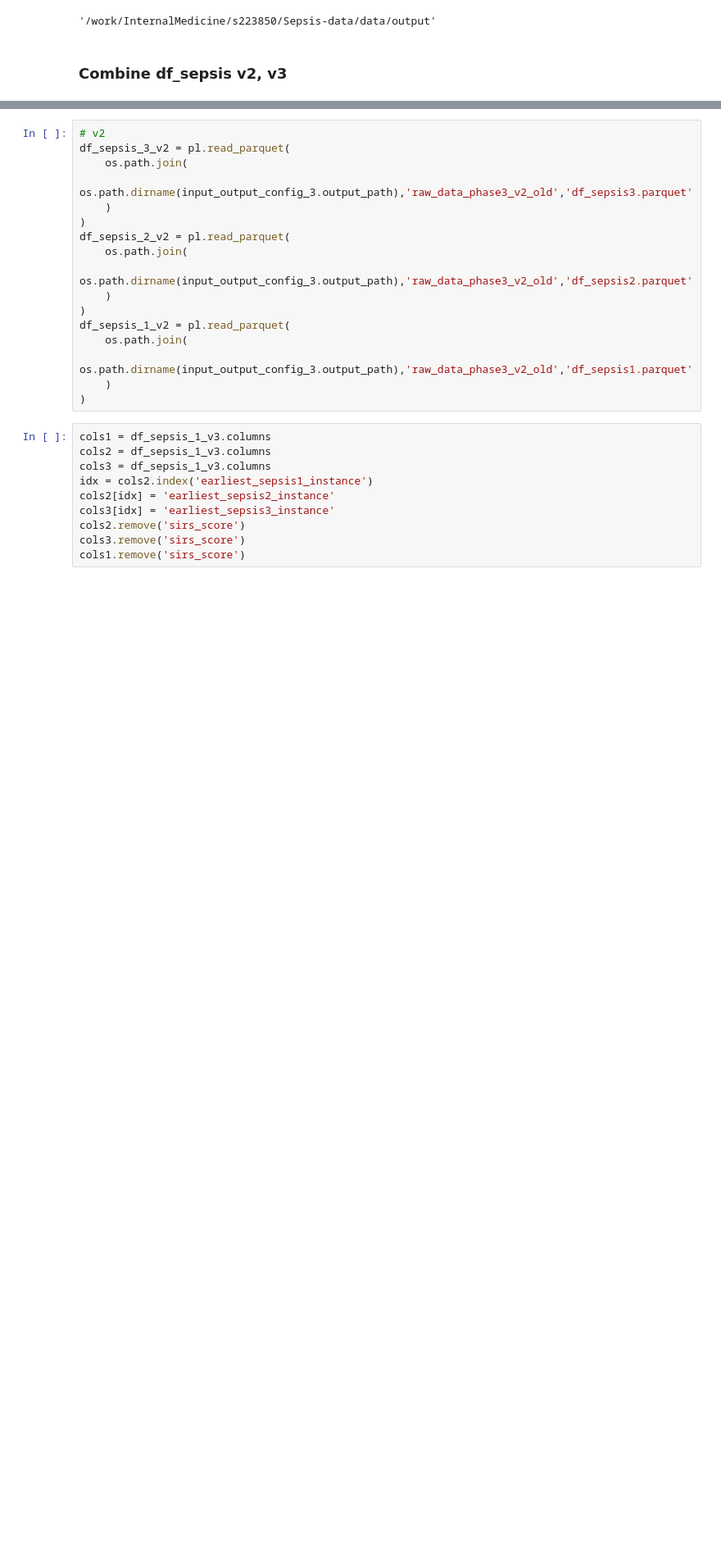
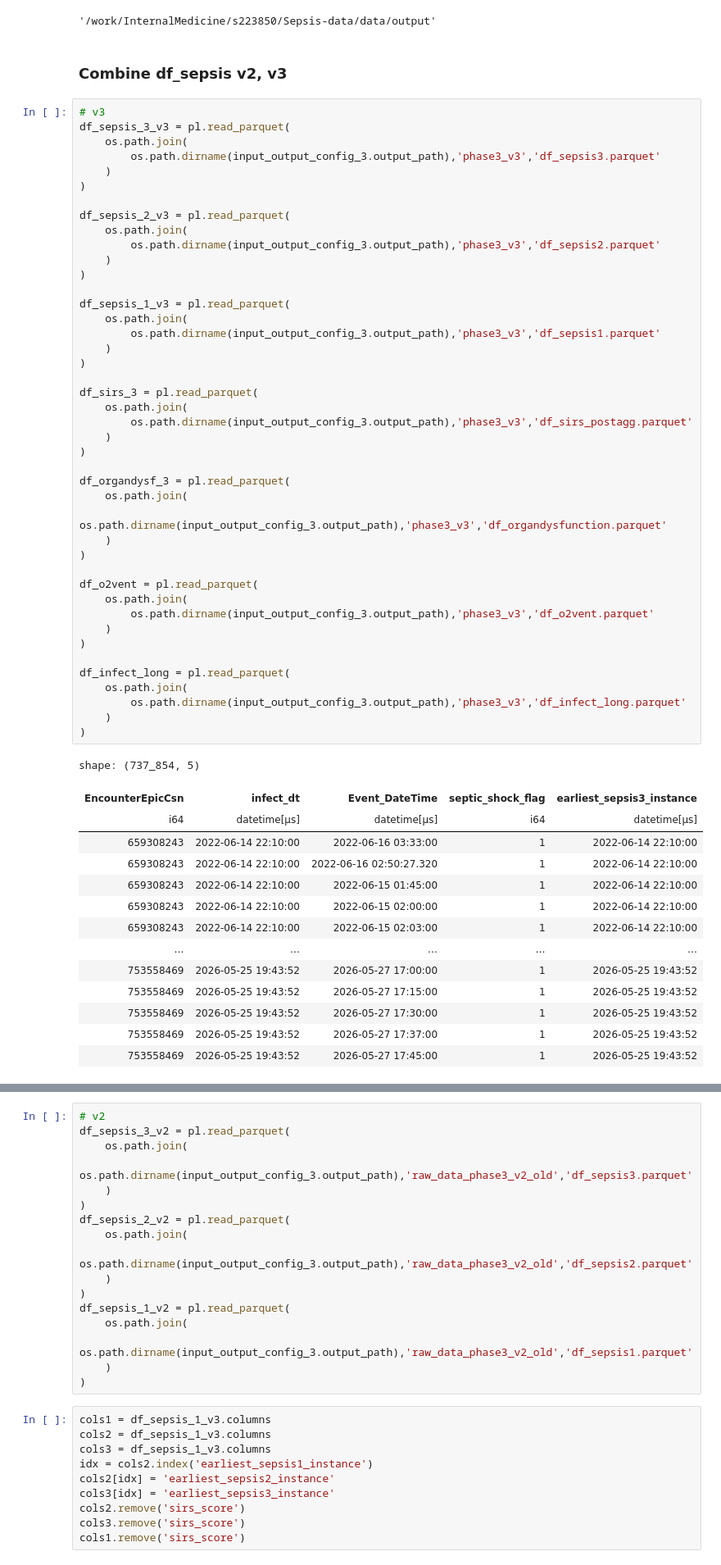
Before and after one commit to UTSW-CIC/Sepsis-Analysis, a Jupyter notebook: notebooks/18_eda_datasetv3.ipynb, the cells around one changed output, grey strips where cells are left out. Shown at 82% size. Drawn from its saved outputs; the diff is of its cells as text; blank space fills up the shorter version.

```diff
--- a/notebooks/18_eda_datasetv3.ipynb
+++ b/notebooks/18_eda_datasetv3.ipynb
@@ -71,4 +71,62 @@ os.path.dirname(input_output_config_3.output_path)
 '/work/InternalMedicine/s223850/Sepsis-data/data/output'
 # %% [markdown]
 ### Combine df_sepsis v2, v3
+# %%
+# v3
+df_sepsis_3_v3 = pl.read_parquet(
+    os.path.join(
+        os.path.dirname(input_output_config_3.output_path),'phase3_v3','df_sepsis3.parquet'
+	)
+)
+
+df_sepsis_2_v3 = pl.read_parquet(
+    os.path.join(
+        os.path.dirname(input_output_config_3.output_path),'phase3_v3','df_sepsis2.parquet'
+	)
+)
+
+df_sepsis_1_v3 = pl.read_parquet(
+    os.path.join(
+        os.path.dirname(input_output_config_3.output_path),'phase3_v3','df_sepsis1.parquet'
+	)
+)
+
+df_sirs_3 = pl.read_parquet(
+    os.path.join(
+        os.path.dirname(input_output_config_3.output_path),'phase3_v3','df_sirs_postagg.parquet'
+	)
+)
+
+df_organdysf_3 = pl.read_parquet(
+    os.path.join(
+        os.path.dirname(input_output_config_3.output_path),'phase3_v3','df_organdysfunction.parquet'
+	)
+)
+
+df_o2vent = pl.read_parquet(
+    os.path.join(
+        os.path.dirname(input_output_config_3.output_path),'phase3_v3','df_o2vent.parquet'
+	)
+)
+
+df_infect_long = pl.read_parquet(
+    os.path.join(
+        os.path.dirname(input_output_config_3.output_path),'phase3_v3','df_infect_long.parquet'
+	)
+)
+# %% [output]
+shape: (737_854, 5)
+| EncounterEpicCsn | infect_dt | Event_DateTime | septic_shock_flag | earliest_sepsis3_instance |
+| i64 | datetime[μs] | datetime[μs] | i64 | datetime[μs] |
+| 659308243 | 2022-06-14 22:10:00 | 2022-06-16 03:33:00 | 1 | 2022-06-14 22:10:00 |
+| 659308243 | 2022-06-14 22:10:00 | 2022-06-16 02:50:27.320 | 1 | 2022-06-14 22:10:00 |
+| 659308243 | 2022-06-14 22:10:00 | 2022-06-15 01:45:00 | 1 | 2022-06-14 22:10:00 |
+| 659308243 | 2022-06-14 22:10:00 | 2022-06-15 02:00:00 | 1 | 2022-06-14 22:10:00 |
+| 659308243 | 2022-06-14 22:10:00 | 2022-06-15 02:03:00 | 1 | 2022-06-14 22:10:00 |
+| … | … | … | … | … |
+| 753558469 | 2026-05-25 19:43:52 | 2026-05-27 17:00:00 | 1 | 2026-05-25 19:43:52 |
+| 753558469 | 2026-05-25 19:43:52 | 2026-05-27 17:15:00 | 1 | 2026-05-25 19:43:52 |
+| 753558469 | 2026-05-25 19:43:52 | 2026-05-27 17:30:00 | 1 | 2026-05-25 19:43:52 |
+| 753558469 | 2026-05-25 19:43:52 | 2026-05-27 17:37:00 | 1 | 2026-05-25 19:43:52 |
+| 753558469 | 2026-05-25 19:43:52 | 2026-05-27 17:45:00 | 1 | 2026-05-25 19:43:52 |
 # %%
```
Also changed, not shown: parts of 25 cells of this notebook, 54 other files.
